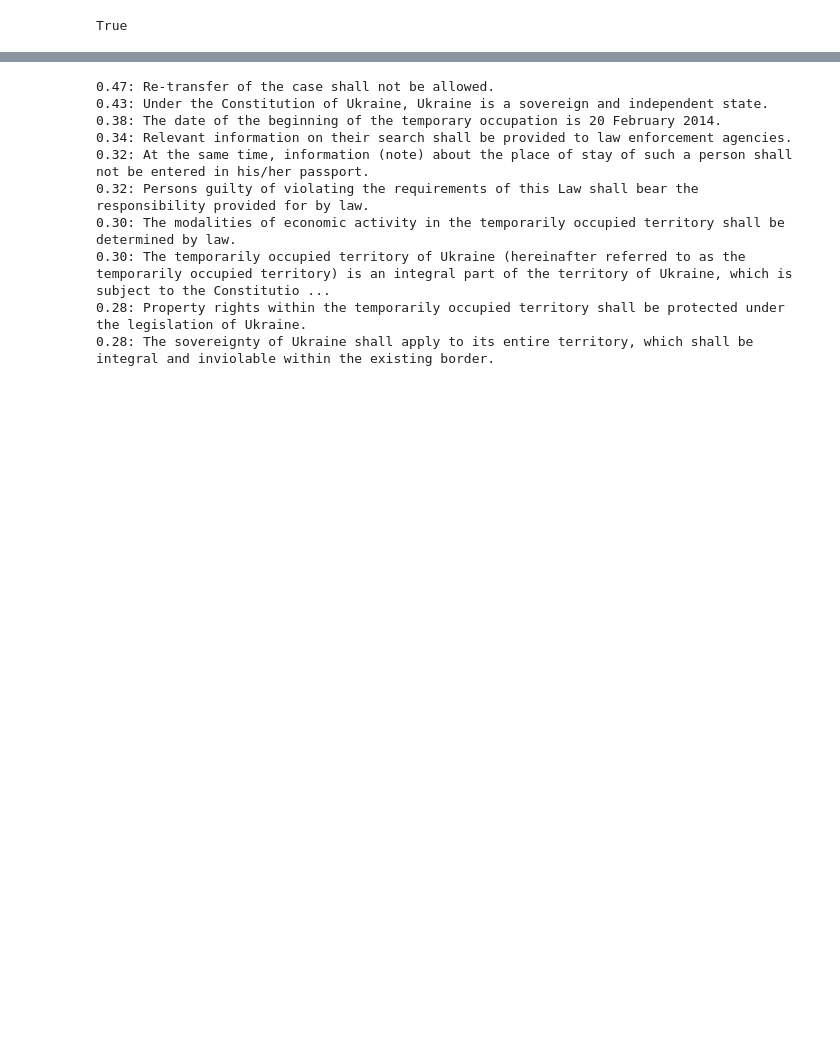
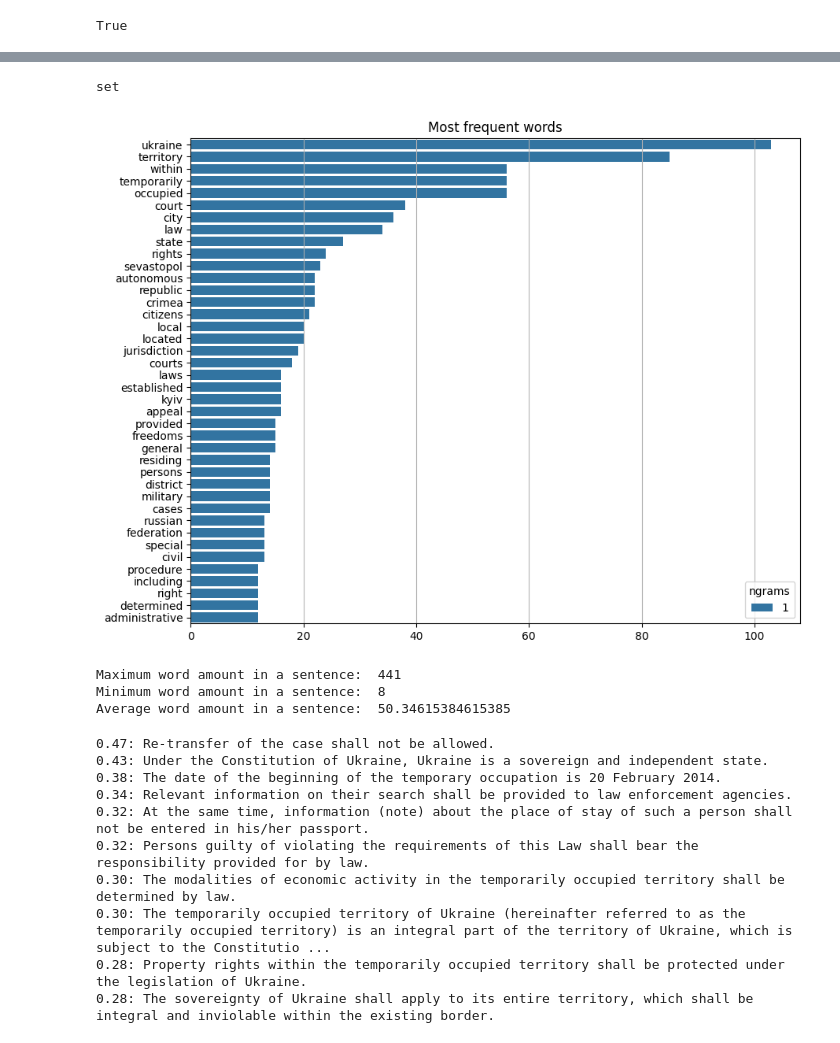
Before and after one commit to viktor-shevchuk-dev/laws-summarization, a Jupyter notebook: laws-sum.ipynb, the cells around one changed output, grey strips where cells are left out. Cells and saved outputs as stored; diff of their text form; code cells hidden in the pictures; blank space fills up the shorter version.

```diff
--- a/laws-sum.ipynb
+++ b/laws-sum.ipynb
@@ -109,0 +136,20 @@ cleaned_paragraphs = nltk.sent_tokenize(
+# %%
+stop_words = set(stopwords.words('english'))
+type(stop_words)
+# %% [output]
+set
+# %%
+stop_words.add('shall')
+stop_words.add('.')
+stop_words.add(',')
+stop_words.add('(')
+stop_words.add(')')
+stop_words.add(';')
+stop_words.add(':')
+# %%
+word_tokens = nltk.word_tokenize(" ".join(cleaned_paragraphs))
+# %%
+# converts the words in word_tokens to lower case and then checks whether they are present in stop_words or not
+filtered_sentence = [w.lower()
+                     for w in word_tokens if not w.lower() in stop_words]
+# with lower case conversion
@@ -110,3 +195,33 @@ cleaned_paragraphs = nltk.sent_tokenize(
+# %%
+# Find most common words in text
+freq = word_freq(
+    corpus=" ".join(filtered_sentence),
+    ngrams=[1],
+    top=40,
+    figsize=(10, 8)
+)
+# %% [output]
+[figure, added]
+# %%
+tokened_sent = sent_tokenize(" ".join(cleaned_paragraphs))
+
+main_dict = {}
+
+for item in tokened_sent:
+    item1 = list(item.split(" "))
+    item2 = [' '.join(item1)]
+    Length = []
+    Length.append(len(item1))
+    mydict = dict(zip(item2, Length))
+    main_dict.update(mydict)
+
+print('Maximum word amount in a sentence: ', max(main_dict.values()))
+print('Minimum word amount in a sentence: ', min(main_dict.values()))
+print('Average word amount in a sentence: ', mean(main_dict.values()))
+# %% [output]
+Maximum word amount in a sentence:  441
+Minimum word amount in a sentence:  8
+Average word amount in a sentence:  50.34615384615385
 # %%
 featurizer = TfidfVectorizer(
     stop_words=stopwords.words('english'),
```
Also changed, not shown: parts of 24 cells of this notebook, 1 other file.
